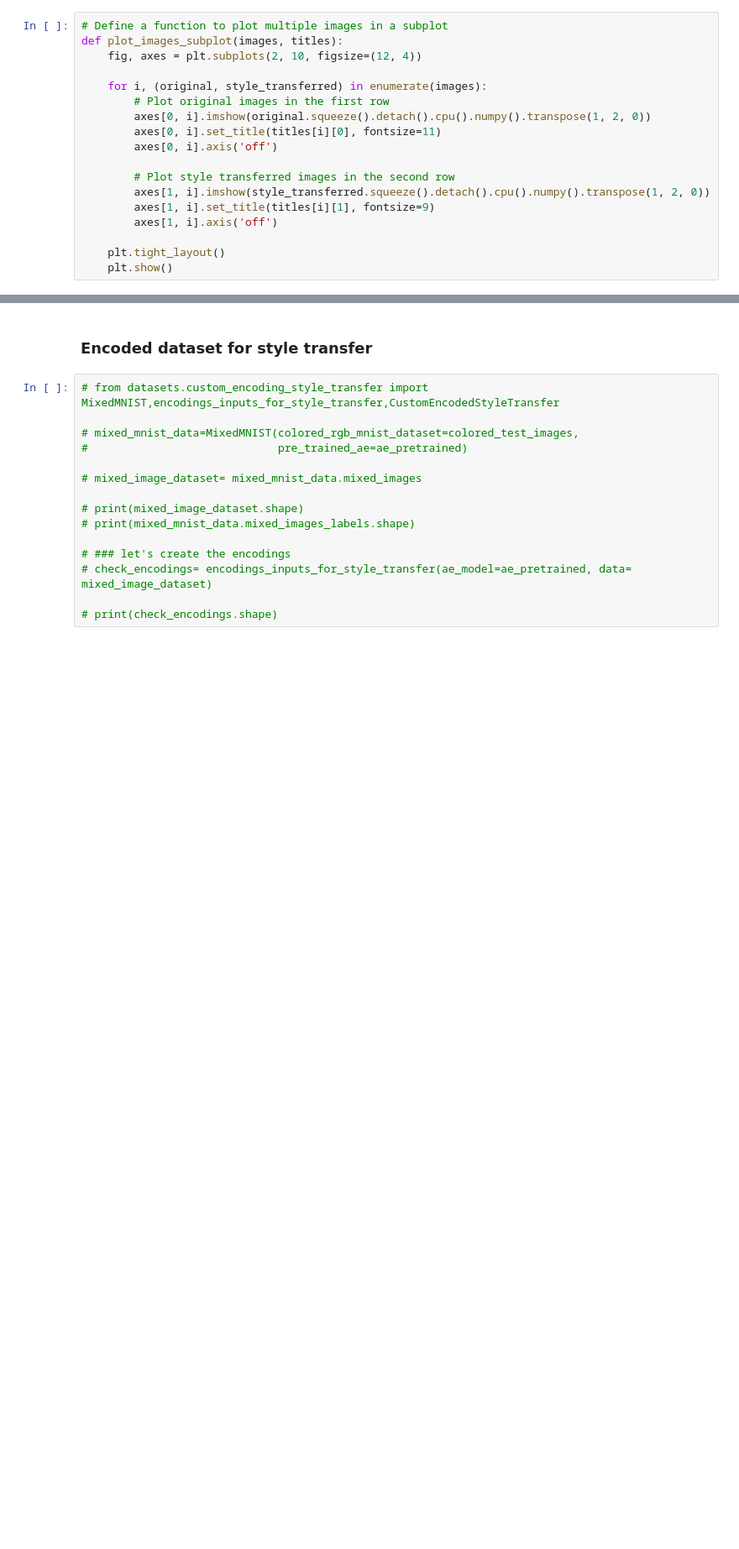
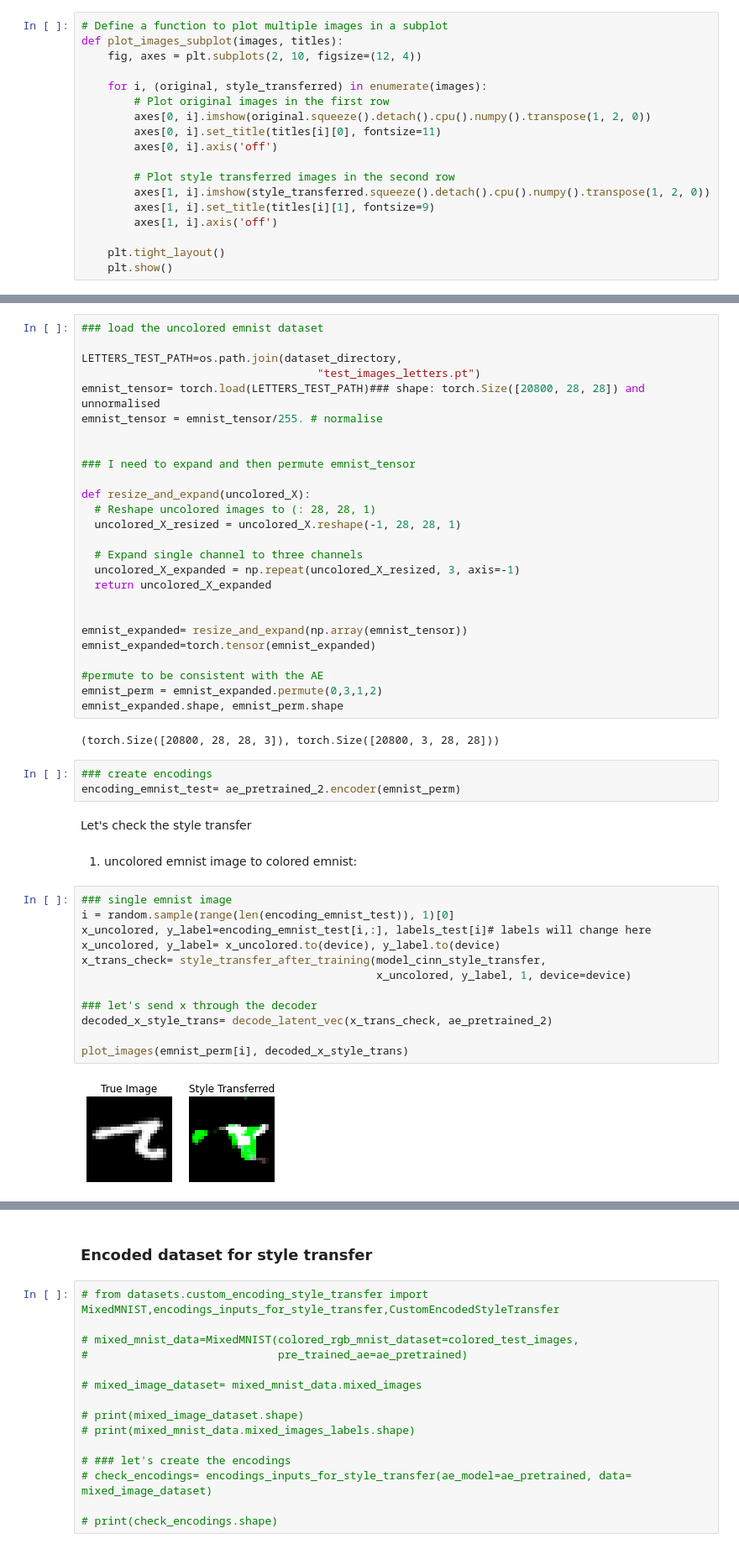
Before and after one commit to lukevoss/GNN, a Jupyter notebook: Project/style_transfer_inference.ipynb, the cells around one changed output, grey strips where cells are left out. Shown at 84% size. Cells and saved outputs as stored; diff of their text form; blank space fills up the shorter version.

```diff
--- a/Project/style_transfer_inference.ipynb
+++ b/Project/style_transfer_inference.ipynb
@@ -212,0 +263,49 @@ plot_images_subplot(images_to_plot, titles)
+# %%
+### load the uncolored emnist dataset
+
+LETTERS_TEST_PATH=os.path.join(dataset_directory,
+                                    "test_images_letters.pt")
+emnist_tensor= torch.load(LETTERS_TEST_PATH)### shape: torch.Size([20800, 28, 28]) and unnormalised
+emnist_tensor = emnist_tensor/255. # normalise
+
+
+### I need to expand and then permute emnist_tensor
+
+def resize_and_expand(uncolored_X):
+  # Reshape uncolored images to (: 28, 28, 1)
+  uncolored_X_resized = uncolored_X.reshape(-1, 28, 28, 1)
+
+  # Expand single channel to three channels
+  uncolored_X_expanded = np.repeat(uncolored_X_resized, 3, axis=-1)
+  return uncolored_X_expanded
+
+
+emnist_expanded= resize_and_expand(np.array(emnist_tensor))
+emnist_expanded=torch.tensor(emnist_expanded)
+
+#permute to be consistent with the AE
+emnist_perm = emnist_expanded.permute(0,3,1,2)
+emnist_expanded.shape, emnist_perm.shape
+# %% [output]
+(torch.Size([20800, 28, 28, 3]), torch.Size([20800, 3, 28, 28]))
+# %%
+### create encodings
+encoding_emnist_test= ae_pretrained_2.encoder(emnist_perm)
+# %% [markdown]
+Let's check the style transfer
+# %% [markdown]
+1. uncolored emnist image to colored emnist:
+# %%
+### single emnist image
+i = random.sample(range(len(encoding_emnist_test)), 1)[0]
+x_uncolored, y_label=encoding_emnist_test[i,:], labels_test[i]# labels will change here
+x_uncolored, y_label= x_uncolored.to(device), y_label.to(device)
+x_trans_check= style_transfer_after_training(model_cinn_style_transfer,
+                                             x_uncolored, y_label, 1, device=device)
+
+### let's send x through the decoder
+decoded_x_style_trans= decode_latent_vec(x_trans_check, ae_pretrained_2)
+
+plot_images(emnist_perm[i], decoded_x_style_trans)
+# %% [output]
+[figure, added]
```
Also changed, not shown: parts of 23 cells of this notebook, 3 other files.
